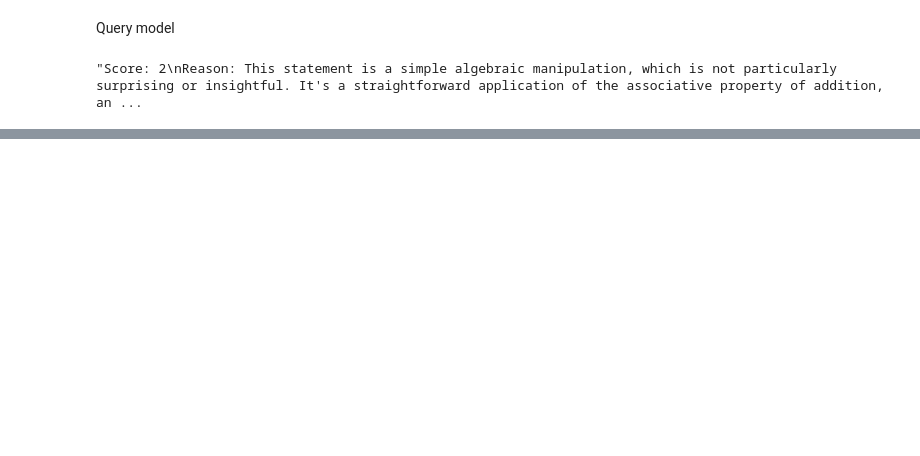
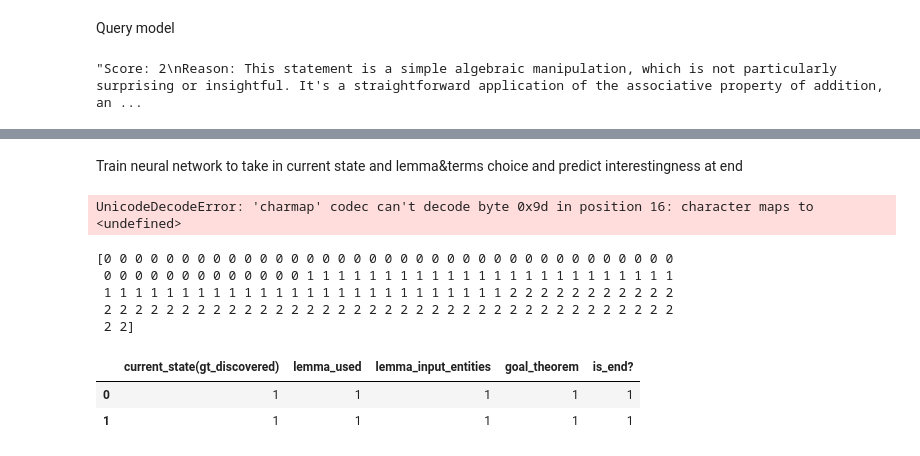
Before and after one commit to yukam997/conjecture_generation, a Jupyter notebook: pipeline.ipynb, the cells around one changed output, grey strips where cells are left out. Cells and saved outputs as stored; diff of their text form; code cells hidden in the pictures; blank space fills up the shorter version.

Commit message:
interestingness scores for each step

```diff
--- a/pipeline.ipynb
+++ b/pipeline.ipynb
@@ -59,0 +154,17 @@ KeyboardInterrupt:
+# %% [markdown]
+Train neural network to take in current state and lemma&terms choice and predict interestingness at end
+# %%
+X=[]
+Y=[]
+# open made_up_file.scv and read each row
+with open('made_up_file.csv', newline='') as csvfile:
+    file = csv.reader(csvfile)
+    print(next(file))
+    for row in file:
+        print(row)
+        (score,state,lemma,terms) = (row["interest_score"],row["current_state"],row["lemma"],row["lemma_input_entities"])
+        lemma_datapoint = [create_embedding(state+lemma)]
+        lemma_X.append(lemma_datapoint)
+        Y.append(score)
+# %% [output]
+UnicodeDecodeError: 'charmap' codec can't decode byte 0x9d in position 16: character maps to <undefined>
@@ -59,0 +178,32 @@ KeyboardInterrupt:
+# %%
+
+
+# Training the model
+model.fit(X_train, y_train)
+# Making prediction
+y_pred = model.predict(X_test)
+# Determining Accuracy
+accuracy = accuracy_score(y_test, y_pred)
+print(f"Accuracy: {accuracy:.2f}")
+# %% [output]
+[0 0 0 0 0 0 0 0 0 0 0 0 0 0 0 0 0 0 0 0 0 0 0 0 0 0 0 0 0 0 0 0 0 0 0 0 0
+ 0 0 0 0 0 0 0 0 0 0 0 0 0 1 1 1 1 1 1 1 1 1 1 1 1 1 1 1 1 1 1 1 1 1 1 1 1
+ 1 1 1 1 1 1 1 1 1 1 1 1 1 1 1 1 1 1 1 1 1 1 1 1 1 1 2 2 2 2 2 2 2 2 2 2 2
+ 2 2 2 2 2 2 2 2 2 2 2 2 2 2 2 2 2 2 2 2 2 2 2 2 2 2 2 2 2 2 2 2 2 2 2 2 2
+ 2 2]
+# %%
+import pickle
+
+# save
+with open('lemma_judger.pkl','wb') as f:
+    pickle.dump(lemma_model,f)
+with open('entity_judger.pkl','wb') as f:
+    pickle.dump(entity_model,f)
+
+# load
+with open('entity_judger.pkl', 'rb') as f:
+    clf2 = pickle.load(f)
+# %% [output]
+|  | current_state(gt_discovered) | lemma_used | lemma_input_entities | goal_theorem | is_end? |
+| 0 | 1 | 1 | 1 | 1 | 1 |
+| 1 | 1 | 1 | 1 | 1 | 1 |
```
Also changed, not shown: parts of 9 cells of this notebook, 3 other files.
